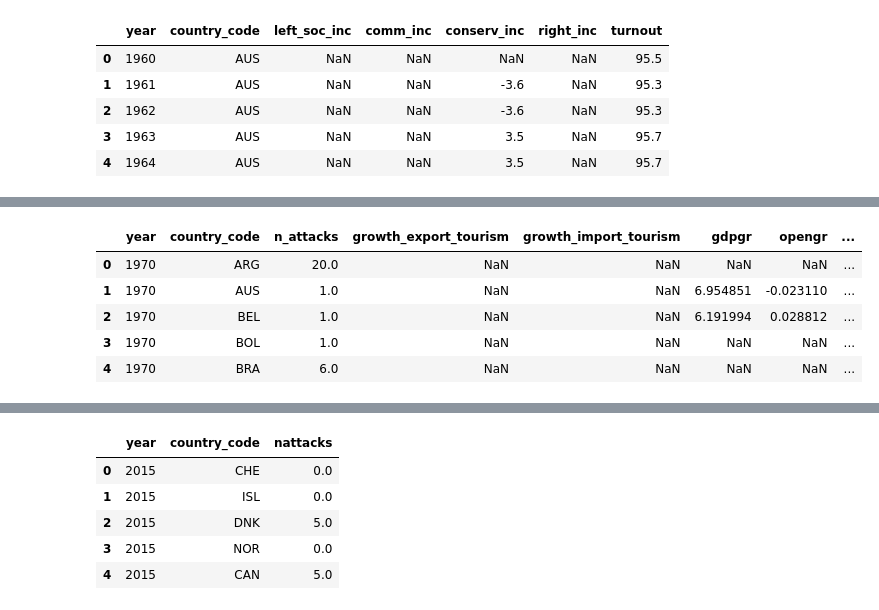
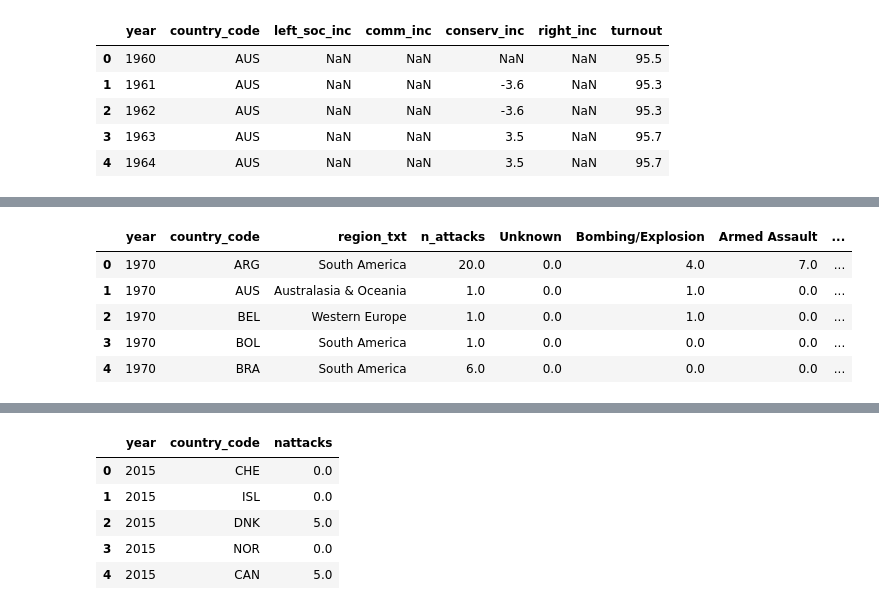
Before and after one commit to CharlesCoster/ada-project-terrorism-impact, a Jupyter notebook: part4.ipynb, the cells around one changed output, grey strips where cells are left out. Drawn from its saved outputs; the diff is of its cells as text; code cells hidden in the pictures.

```diff
--- a/part4.ipynb
+++ b/part4.ipynb
@@ -23,0 +60,5 @@ t
+# %%
+attack_df = pd.DataFrame.from_dict(dict_attacks,orient='index')
+attack_df.fillna(0,inplace=True)
+
+attack_df.head()
@@ -23,0 +72,3 @@ t
+# %%
+type_terrorism = attack_df.merge(target_df,left_index=True,right_index=True, how='outer')
+type_terrorism.head()
@@ -24,8 +82,5 @@ t
 # %%
-# Get number of attacks per year and per countries
-terror = terror.merge(countries,on='country_txt',how='left')
-
-terror_df = terror.groupby(['iyear','country_code']).size().to_frame().reset_index()
+terror_df = df.groupby(['iyear','country_code','region_txt']).size().to_frame().reset_index()
 terror_df.rename(columns={0:'n_attacks','iyear':'year'}, inplace=True)
 
 # Get all combinations of year/country possible
@@ -36,5 +91,7 @@ df_comb['data'] = 0
 terror_df = df_comb.merge(terror_df,how='left')
 terror_df.fillna(0,inplace=True)
 terror_df.drop('data',axis=1,inplace=True)
+
+terror_df = terror_df.merge(type_terrorism, right_index=True, left_on=['year','country_code'])
 terror_df.head()
 # %% [output]
@@ -71,3 +128,25 @@ politic.head()
 | 2 | 1962 | AUS | NaN | NaN | -3.6 | NaN | 95.3 |
 | 3 | 1963 | AUS | NaN | NaN | 3.5 | NaN | 95.7 |
 | 4 | 1964 | AUS | NaN | NaN | 3.5 | NaN | 95.7 |
+# %%
+# Happiness datas
+happiness2015_df = pd.read_csv('2015.csv')
+happiness2015_df.drop(['Region','Standard Error'],axis=1,inplace=True)
+happiness2015_df.columns = ['country','happiness_rank','happiness_score','gdp_per_capita','family','life','freedom','generosity','trust','dystopia']
+happiness2015_df['year'] = 2015
+
+happiness2016_df = pd.read_csv('2016.csv')
+happiness2016_df.drop(['Region','Lower Confidence Interval','Upper Confidence Interval'],axis=1,inplace=True)
+happiness2016_df.columns= ['country','happiness_rank','happiness_score','gdp_per_capita','family','life','freedom','generosity','trust','dystopia']
+happiness2016_df['year'] = 2016
+
+happiness2017_df = pd.read_csv('2017.csv')
+happiness2017_df.drop(['Whisker.high','Whisker.low'],axis=1,inplace=True)
+happiness2017_df.columns= ['country','happiness_rank','happiness_score','gdp_per_capita','family','life','freedom','generosity','trust','dystopia']
+happiness2017_df['year'] = 2017
+
+happiness = happiness2015_df.merge(happiness2016_df,how='outer')
+happiness = happiness.merge(happiness2017_df,how='outer')
+happiness = happiness.merge(countries,right_on='country_txt',left_on='country',how='left')
+happiness.drop(['country','happiness_rank'],axis=1,inplace=True)
+happiness.head()
@@ -74,12 +160,12 @@ politic.head()
 # %%
 from functools import reduce
-dfs = [terror_df,tourism,econom,politic]
+dfs = [terror_df,tourism,econom,politic,happiness]
 global_df = reduce(lambda left,right: pd.merge(left,right,on=['year','country_code'],how='outer'), dfs)
 global_df.head()
 # %% [output]
-|  | year | country_code | n_attacks | growth_export_tourism | growth_import_tourism | gdpgr | opengr | ... |
-| 0 | 1970 | ARG | 20.0 | NaN | NaN | NaN | NaN | ... |
-| 1 | 1970 | AUS | 1.0 | NaN | NaN | 6.954851 | -0.023110 | ... |
-| 2 | 1970 | BEL | 1.0 | NaN | NaN | 6.191994 | 0.028812 | ... |
-| 3 | 1970 | BOL | 1.0 | NaN | NaN | NaN | NaN | ... |
-| 4 | 1970 | BRA | 6.0 | NaN | NaN | NaN | NaN | ... |
+|  | year | country_code | region_txt | n_attacks | Unknown | Bombing/Explosion | Armed Assault | ... |
+| 0 | 1970 | ARG | South America | 20.0 | 0.0 | 4.0 | 7.0 | ... |
+| 1 | 1970 | AUS | Australasia & Oceania | 1.0 | 0.0 | 1.0 | 0.0 | ... |
+| 2 | 1970 | BEL | Western Europe | 1.0 | 0.0 | 1.0 | 0.0 | ... |
+| 3 | 1970 | BOL | South America | 1.0 | 0.0 | 0.0 | 0.0 | ... |
+| 4 | 1970 | BRA | South America | 6.0 | 0.0 | 0.0 | 0.0 | ... |
```
Also changed, not shown: parts of 24 cells of this notebook.
